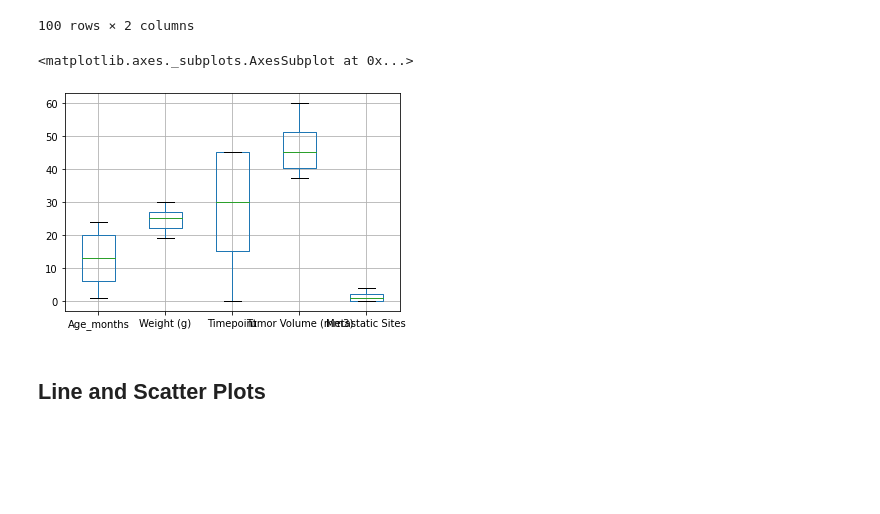
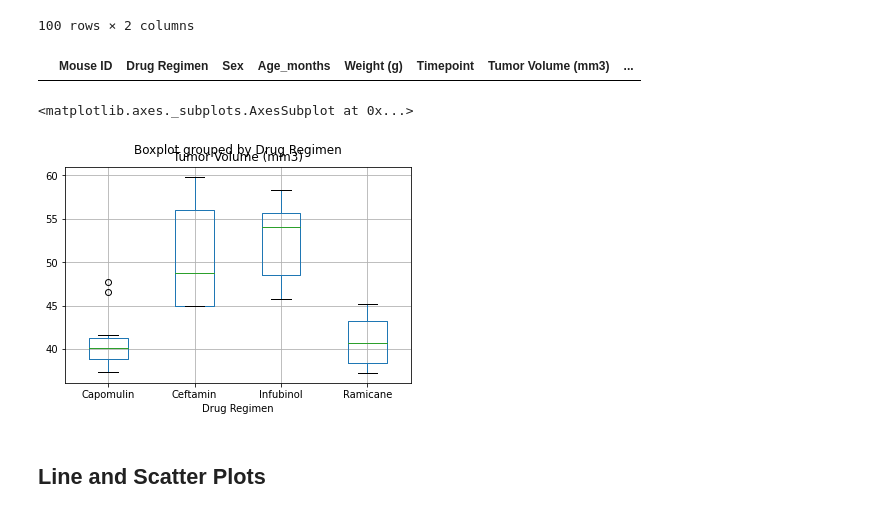
Before and after one commit to engeljason/matplotlib_playground, a Jupyter notebook: Pymaceuticals/pymaceuticals.ipynb, the cells around one changed output. Cells and saved outputs as stored; diff of their text form; code cells hidden in the pictures; blank space fills up the shorter version.

```diff
--- a/Pymaceuticals/pymaceuticals.ipynb
+++ b/Pymaceuticals/pymaceuticals.ipynb
@@ -138,9 +138,9 @@ q2 = tumor_v_df["Tumor Volume (mm3)"].quantile(0.50)
 q3 = tumor_v_df["Tumor Volume (mm3)"].quantile(0.75)
 
 # Calculate the IQR and quantitatively determine if there are any potential outliers across all four treatment regimens.
-mask = tumor_v_df["Tumor Volume (mm3)"].between(q1, q3, inclusive = True)
-iqr = tumor_v_df.loc[mask]
-iqr.boxplot()
+iqr = q3-q1
+column = "Tumor Volume (mm3)"
+outliers = tumor_v_df[tumor_v_df["Drug Regimen"] == "Capomulin"].query('~((@q1 - 1.5 * @iqr) <= `Tumor Volume (mm3)` <= (@q3 + 1.5 * @iqr) )')
+outliers
 # %% [output]
-<matplotlib.axes._subplots.AxesSubplot at 0x...>
-[figure, removed]
+|  | Mouse ID | Drug Regimen | Sex | Age_months | Weight (g) | Timepoint | Tumor Volume (mm3) | ... |
@@ -155,5 +147,12 @@ iqr.boxplot()
 # %%
 # Generate a box plot of the final tumor volume of each mouse across four regimens of interest
+mask = tumor_v_df["Tumor Volume (mm3)"].between(q1, q3, inclusive = True)
+iqr = tumor_v_df.loc[mask]
+
+iqr.boxplot(column = "Tumor Volume (mm3)", by = "Drug Regimen")
+# %% [output]
+<matplotlib.axes._subplots.AxesSubplot at 0x...>
+[figure, added]
 # %% [markdown]
 ## Line and Scatter Plots
 # %%
```
Also changed, not shown: parts of 1 cell of this notebook.
